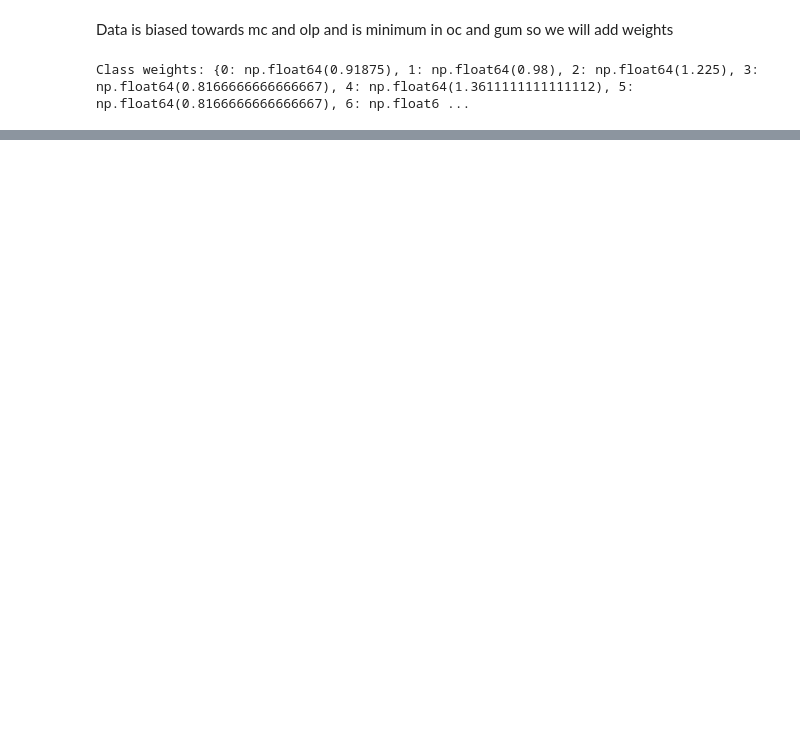
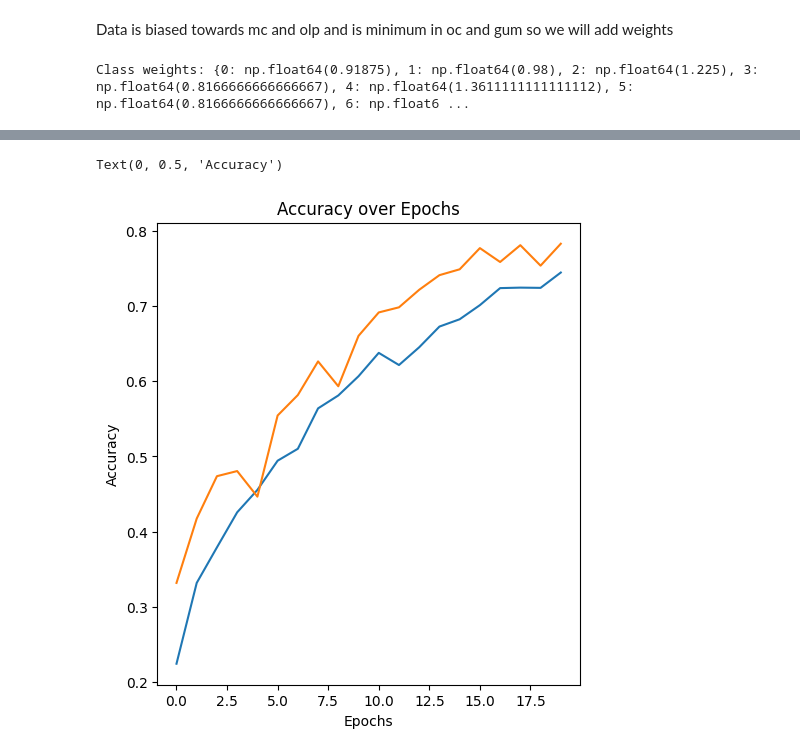
Before and after one commit to Noureldeen73/Teeth-classificarion, a Jupyter notebook: Teeth_classifictaion.ipynb, the cells around one changed output, grey strips where cells are left out. Drawn from its saved outputs; the diff is of its cells as text; code cells hidden in the pictures; blank space fills up the shorter version.

Commit message:
change model architecture

```diff
--- a/Teeth_classifictaion.ipynb
+++ b/Teeth_classifictaion.ipynb
@@ -123,13 +133,16 @@ model = keras.models.Sequential([
     keras.layers.Input(shape=(224, 224, 3)),
 
     keras.layers.Conv2D(32, (3, 3), activation='relu'),
-    keras.layers.MaxPooling2D(),
+    keras.layers.BatchNormalization(),
+    keras.layers.MaxPooling2D((2, 2)),
 
     keras.layers.Conv2D(64, (3, 3), activation='relu'),
-    keras.layers.MaxPooling2D(),
+    keras.layers.BatchNormalization(),
+    keras.layers.MaxPooling2D((2, 2)),
 
     keras.layers.Conv2D(128, (3, 3), activation='relu'),
-    keras.layers.MaxPooling2D(),
+    keras.layers.BatchNormalization(),
+    keras.layers.MaxPooling2D((2, 2)),
 
     keras.layers.Flatten(),
     keras.layers.Dense(128, activation='relu'),
@@ -137,7 +150,7 @@ model = keras.models.Sequential([
     keras.layers.Dense(len(class_names), activation='softmax')
 ])
 
-model.compile(optimizer='adam',
+model.compile(optimizer=keras.optimizers.Adam(learning_rate=0.001),
               loss='categorical_crossentropy',
               metrics=['accuracy', 'Precision', 'Recall'])
 model.summary()
@@ -166,10 +179,20 @@ Model: "sequential_5"
 # %%
-model.fit(augmented_train_images,
+reduce_lr = keras.callbacks.ReduceLROnPlateau(
+    monitor='val_loss',
+    factor=0.5,
+    patience=2,
+    min_lr=1e-6,
+    verbose=1
+)
+
+
+history = model.fit(train_ds,
           validation_data=val_ds,
           epochs=20,
           class_weight=class_weights,
           callbacks=[
-              keras.callbacks.EarlyStopping(monitor='val_loss', patience=3, restore_best_weights=True)
+              keras.callbacks.EarlyStopping(monitor='val_loss', patience=3, restore_best_weights=True),
+              reduce_lr
           ])
 # %% [output]
 Epoch 1/20
@@ -177 +200,14 @@ Epoch 1/20
 KeyboardInterrupt:
+# %%
+history_df = pd.DataFrame(history.history)
+
+plt.figure(figsize=(12, 6))
+plt.subplot(1, 2, 1)
+plt.plot(history_df['accuracy'], label='Training Accuracy')
+plt.plot(history_df['val_accuracy'], label='Validation Accuracy')
+plt.title('Accuracy over Epochs')
+plt.xlabel('Epochs')
+plt.ylabel('Accuracy')
+# %% [output]
+Text(0, 0.5, 'Accuracy')
+[figure, added]
```
Also changed, not shown: parts of 10 cells of this notebook, 1 other file.
